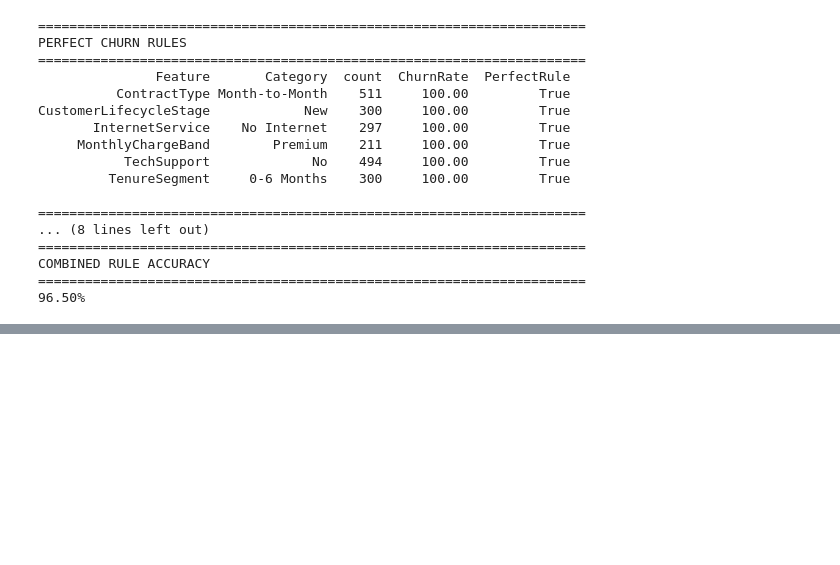
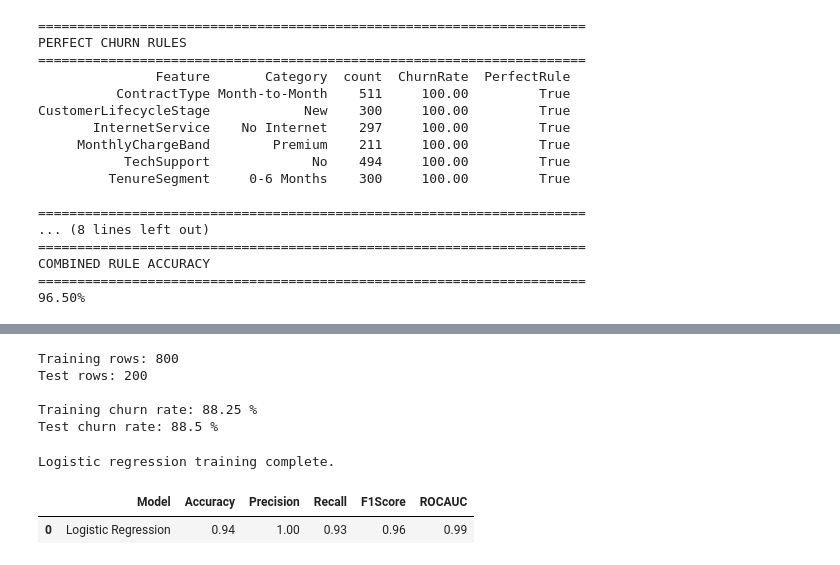
Before and after one commit to deardisha/retentioniq-telecom-churn, a Jupyter notebook: notebooks/01_retentioniq_analysis.ipynb, the cells around one changed output, grey strips where cells are left out. Drawn from its saved outputs; the diff is of its cells as text; code cells hidden in the pictures; blank space fills up the shorter version.

```diff
--- a/notebooks/01_retentioniq_analysis.ipynb
+++ b/notebooks/01_retentioniq_analysis.ipynb
@@ -1605,0 +1659,21 @@ COMBINED RULE ACCURACY
+# %%
+# Split training and test data
+
+X_train, X_test, y_train, y_test = train_test_split(
+    X,
+    y,
+    test_size=0.20,
+    random_state=42,
+    stratify=y
+)
+
+print("Training rows:", len(X_train))
+print("Test rows:", len(X_test))
+print("\nTraining churn rate:", round(y_train.mean() * 100, 2), "%")
+print("Test churn rate:", round(y_test.mean() * 100, 2), "%")
+# %% [output]
+Training rows: 800
+Test rows: 200
+
+Training churn rate: 88.25 %
+Test churn rate: 88.5 %
@@ -1605,0 +1743,45 @@ COMBINED RULE ACCURACY
+# %%
+# Train logistic regression model
+
+logistic_model.fit(
+    X_train,
+    y_train
+)
+
+print("Logistic regression training complete.")
+# %% [output]
+Logistic regression training complete.
+# %%
+# Evaluate logistic regression model
+
+logistic_predictions = logistic_model.predict(X_test)
+logistic_probabilities = logistic_model.predict_proba(X_test)[:, 1]
+
+logistic_metrics = {
+    "Model": "Logistic Regression",
+    "Accuracy": accuracy_score(
+        y_test,
+        logistic_predictions
+    ),
+    "Precision": precision_score(
+        y_test,
+        logistic_predictions
+    ),
+    "Recall": recall_score(
+        y_test,
+        logistic_predictions
+    ),
+    "F1Score": f1_score(
+        y_test,
+        logistic_predictions
+    ),
+    "ROCAUC": roc_auc_score(
+        y_test,
+        logistic_probabilities
+    )
+}
+
+pd.DataFrame([logistic_metrics])
+# %% [output]
+|  | Model | Accuracy | Precision | Recall | F1Score | ROCAUC |
+| 0 | Logistic Regression | 0.94 | 1.00 | 0.93 | 0.96 | 0.99 |
```
Also changed, not shown: parts of 16 cells of this notebook.
